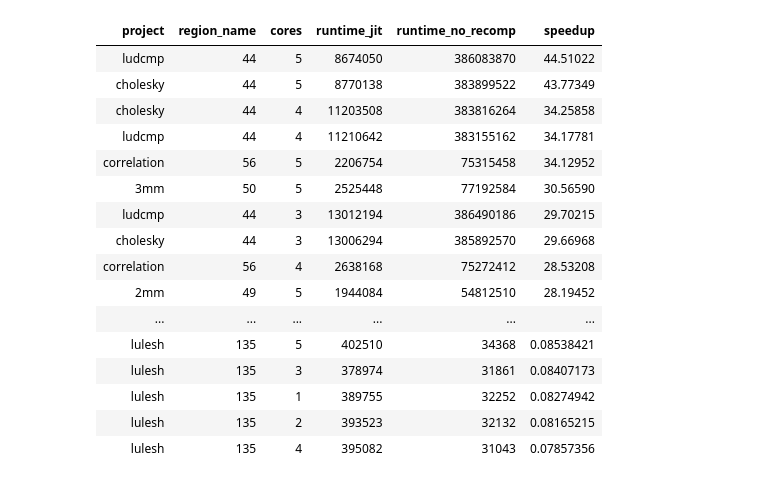
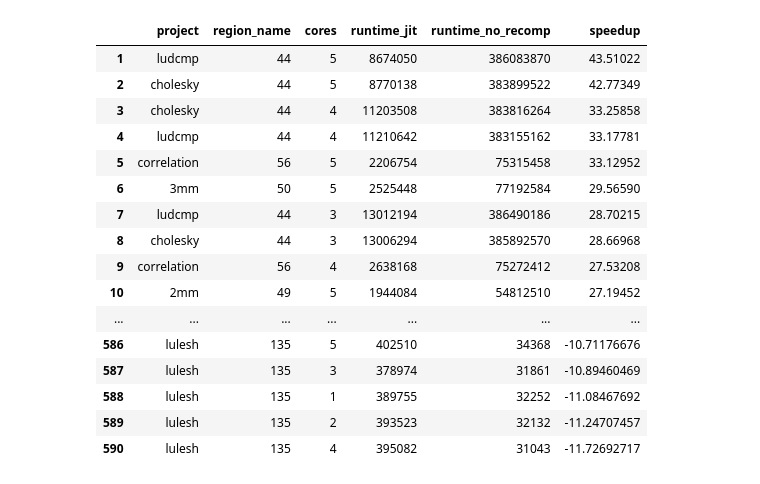
Before and after one commit to simbuerg/pprof-stats, a Jupyter notebook: PolyJIT - Region-Wise.ipynb, the cells around one changed output. Drawn from its saved outputs; the diff is of its cells as text; code cells hidden in the pictures.

Commit message:
Region-Wise changes

```diff
--- a/PolyJIT - Region-Wise.ipynb
+++ b/PolyJIT - Region-Wise.ipynb
@@ -72,32 +76,35 @@ project_plot <- function(plot_data) {
 # %%
 #data <- plot_comparison_data(c(
 #    '0f42573f-973d-4cd4-bfac-b71961d100ed',
 #    '09de35a6-f0af-4577-91a2-a564b63ef900'
 #))
 polybench <- plot_comparison_data(c('9fd28f1b-8a9e-4d99-b495-e3b18fe9d347'))
 llvm_nt <-plot_comparison_data(c('45d076f4-52b7-4d38-8cea-4e1d64714aed'))
 benchbuild <- plot_comparison_data(c('d5c856a3-4f78-4988-b43f-a349d246eab2'))
 
 data <- rbind(polybench, llvm_nt)
 data <- rbind(data, benchbuild)
 
 data$region_name <- as.numeric(factor(data$region_name))
+data <- data[data$runtime_jit > 1000,]
+data <- transform(data, speedup = ifelse(speedup >= 1, speedup-1, -1/speedup+1))
+data <- data[complete.cases(data),]
 data
 # %% [output]
-| project | region_name | cores | runtime_jit | runtime_no_recomp | speedup |
-| ludcmp | 44 | 5 | 8674050 | 386083870 | 44.51022 |
-| cholesky | 44 | 5 | 8770138 | 383899522 | 43.77349 |
-| cholesky | 44 | 4 | 11203508 | 383816264 | 34.25858 |
-| ludcmp | 44 | 4 | 11210642 | 383155162 | 34.17781 |
-| correlation | 56 | 5 | 2206754 | 75315458 | 34.12952 |
-| 3mm | 50 | 5 | 2525448 | 77192584 | 30.56590 |
-| ludcmp | 44 | 3 | 13012194 | 386490186 | 29.70215 |
-| cholesky | 44 | 3 | 13006294 | 385892570 | 29.66968 |
-| correlation | 56 | 4 | 2638168 | 75272412 | 28.53208 |
-| 2mm | 49 | 5 | 1944084 | 54812510 | 28.19452 |
-| ... | ... | ... | ... | ... | ... |
-| lulesh | 135 | 5 | 402510 | 34368 | 0.08538421 |
-| lulesh | 135 | 3 | 378974 | 31861 | 0.08407173 |
-| lulesh | 135 | 1 | 389755 | 32252 | 0.08274942 |
-| lulesh | 135 | 2 | 393523 | 32132 | 0.08165215 |
-| lulesh | 135 | 4 | 395082 | 31043 | 0.07857356 |
+|  | project | region_name | cores | runtime_jit | runtime_no_recomp | speedup |
+| 1 | ludcmp | 44 | 5 | 8674050 | 386083870 | 43.51022 |
+| 2 | cholesky | 44 | 5 | 8770138 | 383899522 | 42.77349 |
+| 3 | cholesky | 44 | 4 | 11203508 | 383816264 | 33.25858 |
+| 4 | ludcmp | 44 | 4 | 11210642 | 383155162 | 33.17781 |
+| 5 | correlation | 56 | 5 | 2206754 | 75315458 | 33.12952 |
+| 6 | 3mm | 50 | 5 | 2525448 | 77192584 | 29.56590 |
+| 7 | ludcmp | 44 | 3 | 13012194 | 386490186 | 28.70215 |
+| 8 | cholesky | 44 | 3 | 13006294 | 385892570 | 28.66968 |
+| 9 | correlation | 56 | 4 | 2638168 | 75272412 | 27.53208 |
+| 10 | 2mm | 49 | 5 | 1944084 | 54812510 | 27.19452 |
+| ... | ... | ... | ... | ... | ... | ... |
+| 586 | lulesh | 135 | 5 | 402510 | 34368 | -10.71176676 |
+| 587 | lulesh | 135 | 3 | 378974 | 31861 | -10.89460469 |
+| 588 | lulesh | 135 | 1 | 389755 | 32252 | -11.08467692 |
+| 589 | lulesh | 135 | 2 | 393523 | 32132 | -11.24707457 |
+| 590 | lulesh | 135 | 4 | 395082 | 31043 | -11.72692717 |
```
Also changed, not shown: parts of 4 cells of this notebook.
